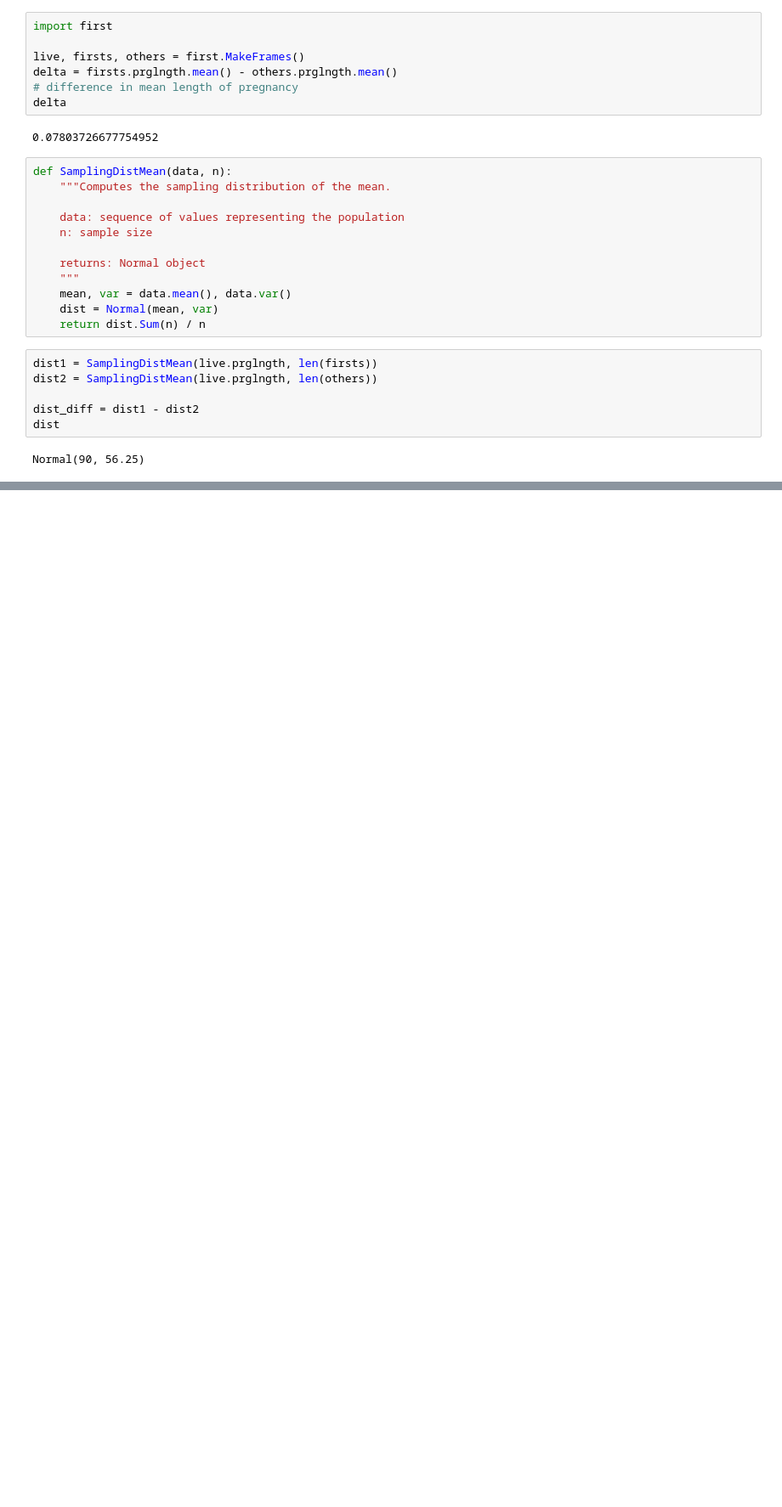
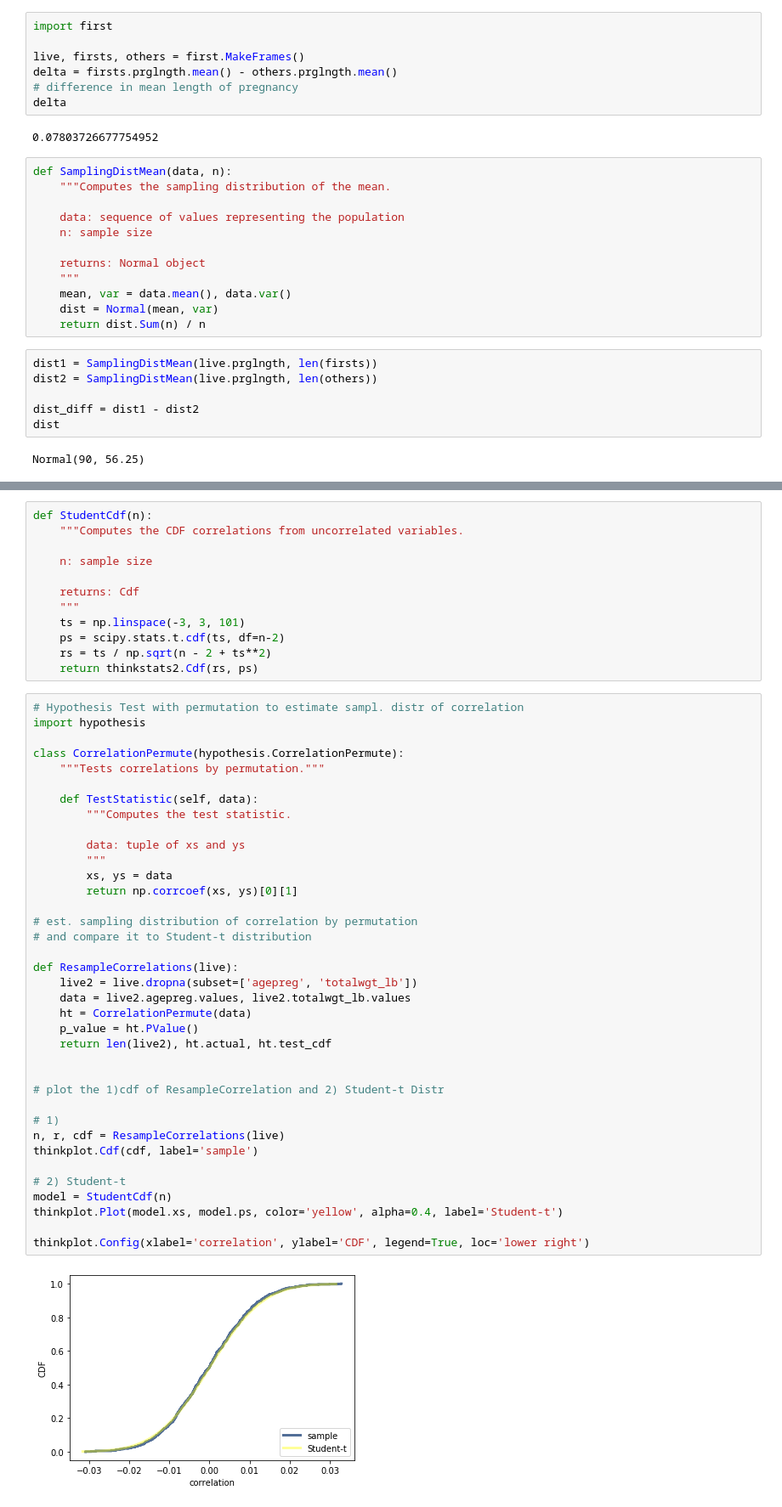
Before and after one commit to Svensone/ThinkStats2-Study, a Jupyter notebook: code/1 Ch. 14 Analytic Models.ipynb, the cells around one changed output, grey strips where cells are left out. Shown at 85% size. Drawn from its saved outputs; the diff is of its cells as text; blank space fills up the shorter version.

```diff
--- a/code/1 Ch. 14 Analytic Models.ipynb
+++ b/code/1 Ch. 14 Analytic Models.ipynb
@@ -179,0 +184,51 @@ Normal(90, 56.25)
+# %%
+def StudentCdf(n):
+    """Computes the CDF correlations from uncorrelated variables.
+
+    n: sample size
+
+    returns: Cdf
+    """
+    ts = np.linspace(-3, 3, 101)
+    ps = scipy.stats.t.cdf(ts, df=n-2)
+    rs = ts / np.sqrt(n - 2 + ts**2)
+    return thinkstats2.Cdf(rs, ps)
+# %%
+# Hypothesis Test with permutation to estimate sampl. distr of correlation
+import hypothesis
+
+class CorrelationPermute(hypothesis.CorrelationPermute):
+    """Tests correlations by permutation."""
+
+    def TestStatistic(self, data):
+        """Computes the test statistic.
+
+        data: tuple of xs and ys
+        """
+        xs, ys = data
+        return np.corrcoef(xs, ys)[0][1]
+
+# est. sampling distribution of correlation by permutation
+# and compare it to Student-t distribution
+
+def ResampleCorrelations(live):
+    live2 = live.dropna(subset=['agepreg', 'totalwgt_lb'])
+    data = live2.agepreg.values, live2.totalwgt_lb.values
+    ht = CorrelationPermute(data)
+    p_value = ht.PValue()
+    return len(live2), ht.actual, ht.test_cdf
+
+
+# plot the 1)cdf of ResampleCorrelation and 2) Student-t Distr
+
+# 1)
+n, r, cdf = ResampleCorrelations(live)
+thinkplot.Cdf(cdf, label='sample')
+
+# 2) Student-t
+model = StudentCdf(n)
+thinkplot.Plot(model.xs, model.ps, color='yellow', alpha=0.4, label='Student-t')
+
+thinkplot.Config(xlabel='correlation', ylabel='CDF', legend=True, loc='lower right')
+# %% [output]
+[figure, added]
```
Also changed, not shown: parts of 6 cells of this notebook.
